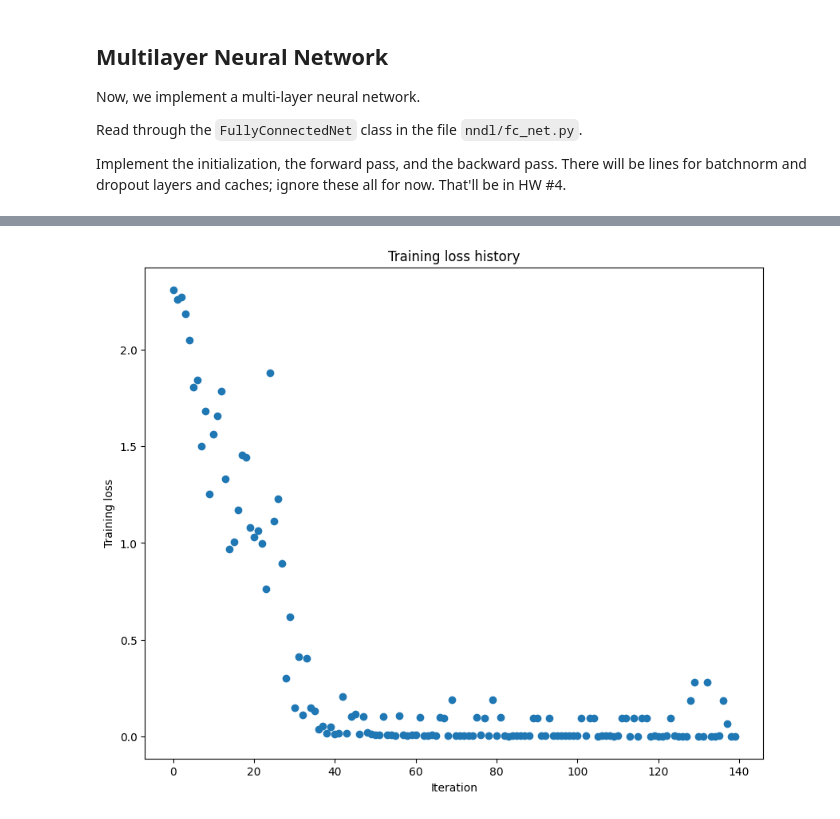
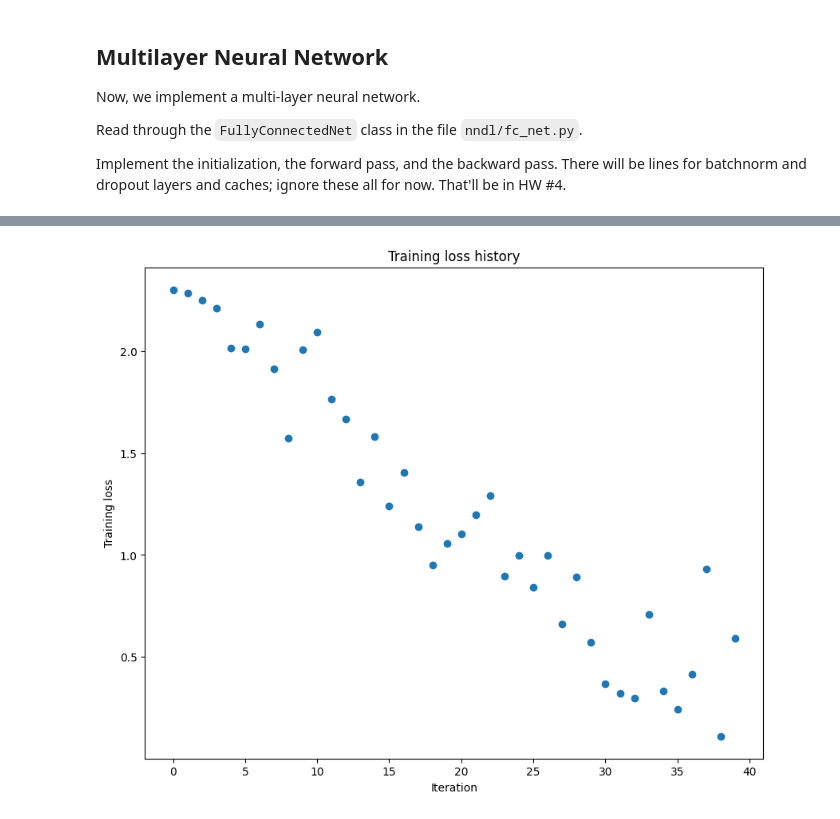
Before and after one commit to asmik12/ECE_C147_DLNN, a Jupyter notebook: HW3_code/code_student_version/FC_nets.ipynb, the cells around one changed output, grey strips where cells are left out. Saved outputs shown, nothing was run; the diff lists cells and outputs as text; code cells hidden in the pictures.

```diff
--- a/HW3_code/code_student_version/FC_nets.ipynb
+++ b/HW3_code/code_student_version/FC_nets.ipynb
@@ -437,13 +437,13 @@ small_data = {
 #### !!!!!!
 # Play around with the weight_scale and learning_rate so that you can overfit a small dataset.
 # Your training accuracy should be 1.0 to receive full credit on this part.
-weight_scale = 1e-3
-learning_rate = 3e-3
+weight_scale = 5e-4
+learning_rate = 30e-4
 
 model = FullyConnectedNet([100, 100],
               weight_scale=weight_scale, dtype=np.float64)
 solver = Solver(model, small_data,
-                print_every=10, num_epochs=70, batch_size=25,
+                print_every=10, num_epochs=20, batch_size=25,
                 update_rule='sgd',
                 optim_config={
                   'learning_rate': learning_rate,
@@ -478 +478 @@ plt.show()
-[figure, old version]
+[figure, new version]
```
Also changed, not shown: parts of 8 cells of this notebook, 19 other files.
